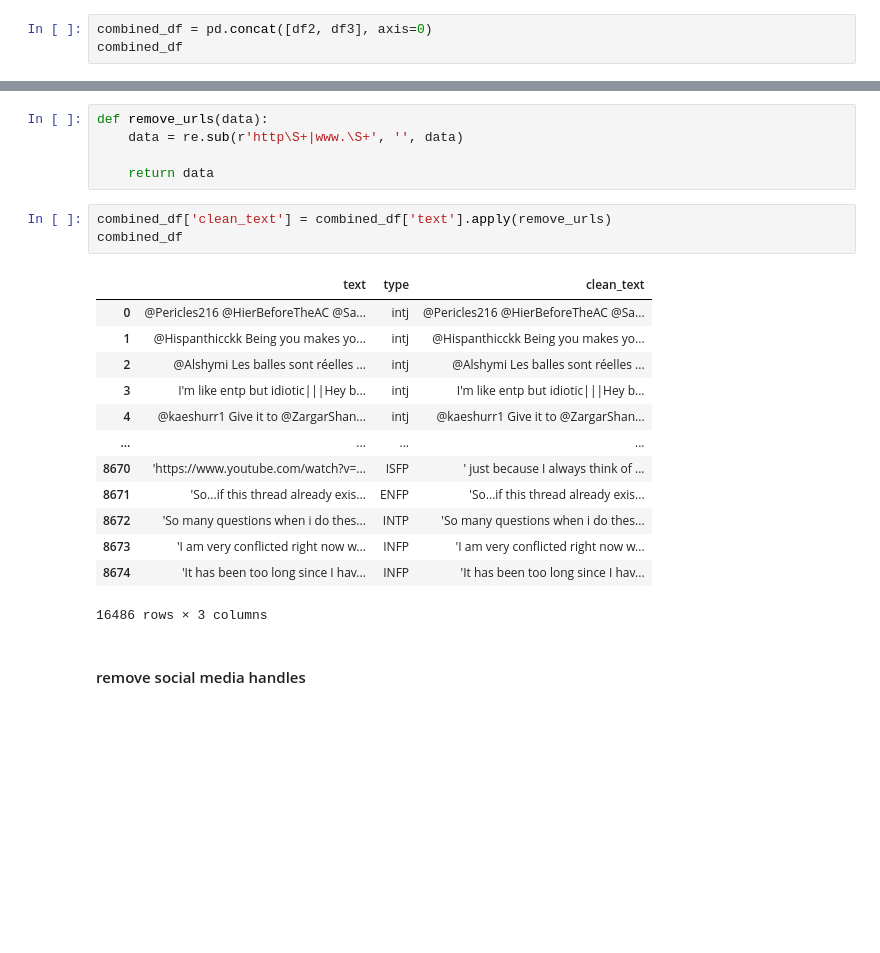
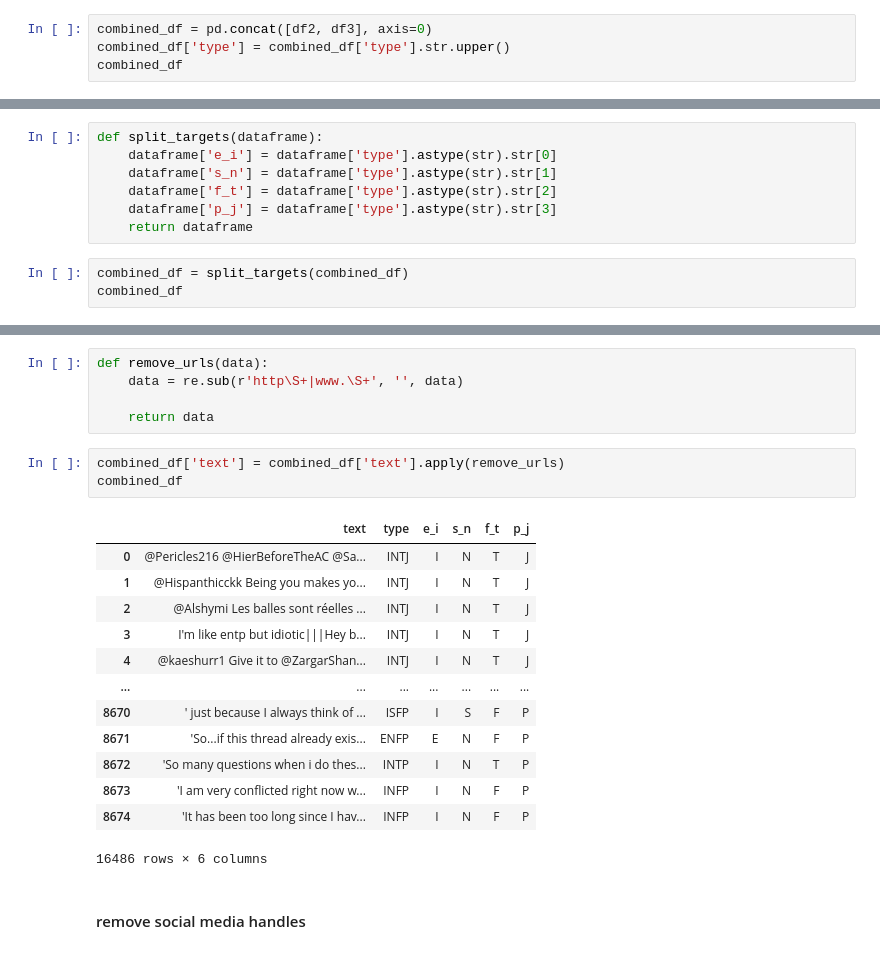
Before and after one commit to MattCarland/post2personality, a Jupyter notebook: notebooks/Preprocessing-part1.ipynb, the cells around one changed output, grey strips where cells are left out. Drawn from its saved outputs; the diff is of its cells as text; blank space fills up the shorter version.

```diff
--- a/notebooks/Preprocessing-part1.ipynb
+++ b/notebooks/Preprocessing-part1.ipynb
@@ -105,6 +108,7 @@ df3
 #### Combing unprocessed datasets
 # %%
 combined_df = pd.concat([df2, df3], axis=0)
+combined_df['type'] = combined_df['type'].str.upper()
 combined_df
 # %% [output]
 |  | text | type |
@@ -120,3 +124,13 @@ combined_df
 | 8673 | 'I am very conflicted right now w... | INFP |
 | 8674 | 'It has been too long since I hav... | INFP |
 16486 rows × 2 columns
+# %%
+def split_targets(dataframe):
+    dataframe['e_i'] = dataframe['type'].astype(str).str[0]
+    dataframe['s_n'] = dataframe['type'].astype(str).str[1]
+    dataframe['f_t'] = dataframe['type'].astype(str).str[2]
+    dataframe['p_j'] = dataframe['type'].astype(str).str[3]
+    return dataframe
+# %%
+combined_df = split_targets(combined_df)
+combined_df
@@ -130,22 +158,22 @@ def remove_urls(data):
 
     return data
 # %%
-combined_df['clean_text'] = combined_df['text'].apply(remove_urls)
+combined_df['text'] = combined_df['text'].apply(remove_urls)
 combined_df
 # %% [output]
-|  | text | type | clean_text |
-| 0 | @Pericles216 @HierBeforeTheAC @Sa... | intj | @Pericles216 @HierBeforeTheAC @Sa... |
-| 1 | @Hispanthicckk Being you makes yo... | intj | @Hispanthicckk Being you makes yo... |
-| 2 | @Alshymi Les balles sont réelles ... | intj | @Alshymi Les balles sont réelles ... |
-| 3 | I'm like entp but idiotic|||Hey b... | intj | I'm like entp but idiotic|||Hey b... |
-| 4 | @kaeshurr1 Give it to @ZargarShan... | intj | @kaeshurr1 Give it to @ZargarShan... |
-| ... | ... | ... | ... |
-| 8670 | 'https://www.youtube.com/watch?v=... | ISFP | ' just because I always think of ... |
-| 8671 | 'So...if this thread already exis... | ENFP | 'So...if this thread already exis... |
-| 8672 | 'So many questions when i do thes... | INTP | 'So many questions when i do thes... |
-| 8673 | 'I am very conflicted right now w... | INFP | 'I am very conflicted right now w... |
-| 8674 | 'It has been too long since I hav... | INFP | 'It has been too long since I hav... |
+|  | text | type | e_i | s_n | f_t | p_j |
+| 0 | @Pericles216 @HierBeforeTheAC @Sa... | INTJ | I | N | T | J |
+| 1 | @Hispanthicckk Being you makes yo... | INTJ | I | N | T | J |
+| 2 | @Alshymi Les balles sont réelles ... | INTJ | I | N | T | J |
+| 3 | I'm like entp but idiotic|||Hey b... | INTJ | I | N | T | J |
+| 4 | @kaeshurr1 Give it to @ZargarShan... | INTJ | I | N | T | J |
+| ... | ... | ... | ... | ... | ... | ... |
+| 8670 | ' just because I always think of ... | ISFP | I | S | F | P |
+| 8671 | 'So...if this thread already exis... | ENFP | E | N | F | P |
+| 8672 | 'So many questions when i do thes... | INTP | I | N | T | P |
+| 8673 | 'I am very conflicted right now w... | INFP | I | N | F | P |
+| 8674 | 'It has been too long since I hav... | INFP | I | N | F | P |
-16486 rows × 3 columns
+16486 rows × 6 columns
 # %% [markdown]
 #### remove social media handles
 # %%
```
Also changed, not shown: parts of 47 cells of this notebook, 2 other files.
